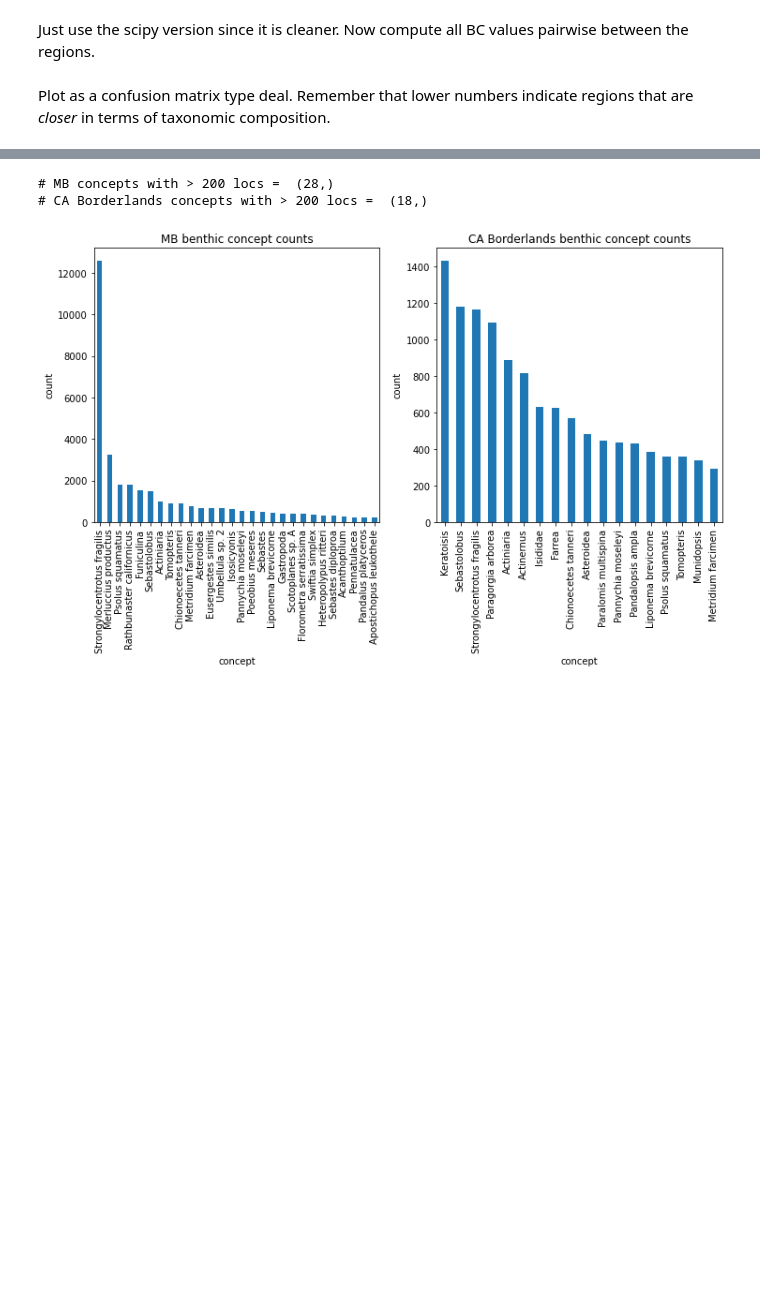
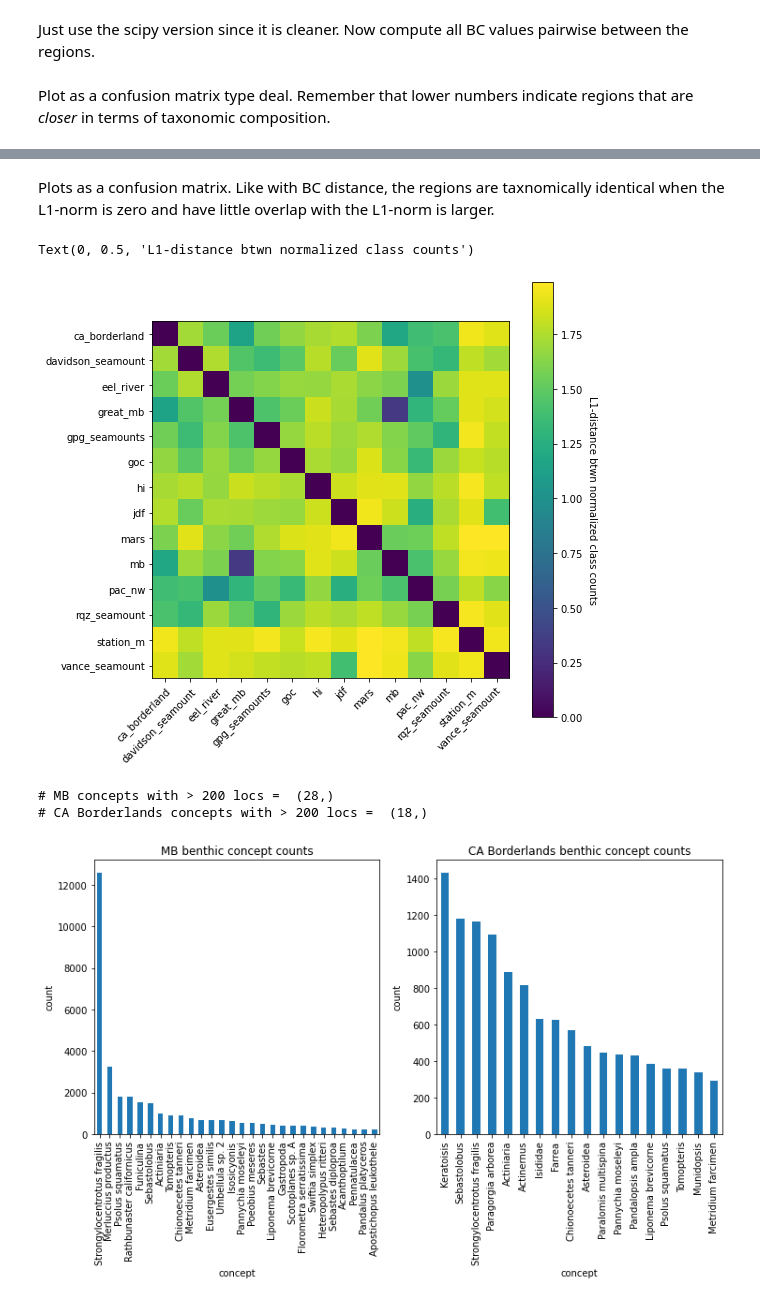
Before and after one commit to eor314/duds_explore, a Jupyter notebook: duds_explore.ipynb, the cells around one changed output, grey strips where cells are left out. Drawn from its saved outputs; the diff is of its cells as text; code cells hidden in the pictures; blank space fills up the shorter version.

Commit message:
L1-distance between region concept dist

```diff
--- a/duds_explore.ipynb
+++ b/duds_explore.ipynb
@@ -257,3 +258,29 @@ outbc.style.background_gradient(cmap='viridis')
+# %%
+nrmd = tmp/tmp.sum(axis=0)
+outL1 = {}
+
+# iterate over regions
+for item in nrmd.columns:
+    L1dist = nrmd.apply(lambda xx: np.linalg.norm((nrmd[item].to_numpy()-xx.to_numpy()), ord=1), axis=0)
+    outL1[item] = L1dist
+
+outL1 = pd.DataFrame(outL1)
+# %% [markdown]
+Plots as a confusion matrix. Like with BC distance, the regions are taxnomically identical when the L1-norm is zero and have little overlap with the L1-norm is larger.
+# %%
+fig, ax = plt.subplots(figsize=(8,8))
+im = ax.imshow(outL1.to_numpy(),cmap='viridis')
+ax.set_yticks(np.arange(len(outL1.columns.to_list())))
+ax.set_yticklabels(labels=outL1.columns.to_list())
+ax.set_xticks(np.arange(len(outL1.columns.to_list())))
+ax.set_xticklabels(labels=outL1.columns.to_list())
+plt.setp(ax.get_xticklabels(), rotation=45, ha="right",
+         rotation_mode="anchor")
+cbar = ax.figure.colorbar(im, ax=ax)
+cbar.ax.set_ylabel('L1-distance btwn normalized class counts', rotation=-90, va="bottom")
+# %% [output]
+Text(0, 0.5, 'L1-distance btwn normalized class counts')
+[figure, added]
 # %%
 fig, ax = plt.subplots(1,2, figsize=(12,7))
 zz = tmp['mb'].sort_values(ascending=False)
```
Also changed, not shown: parts of 3 cells of this notebook.
